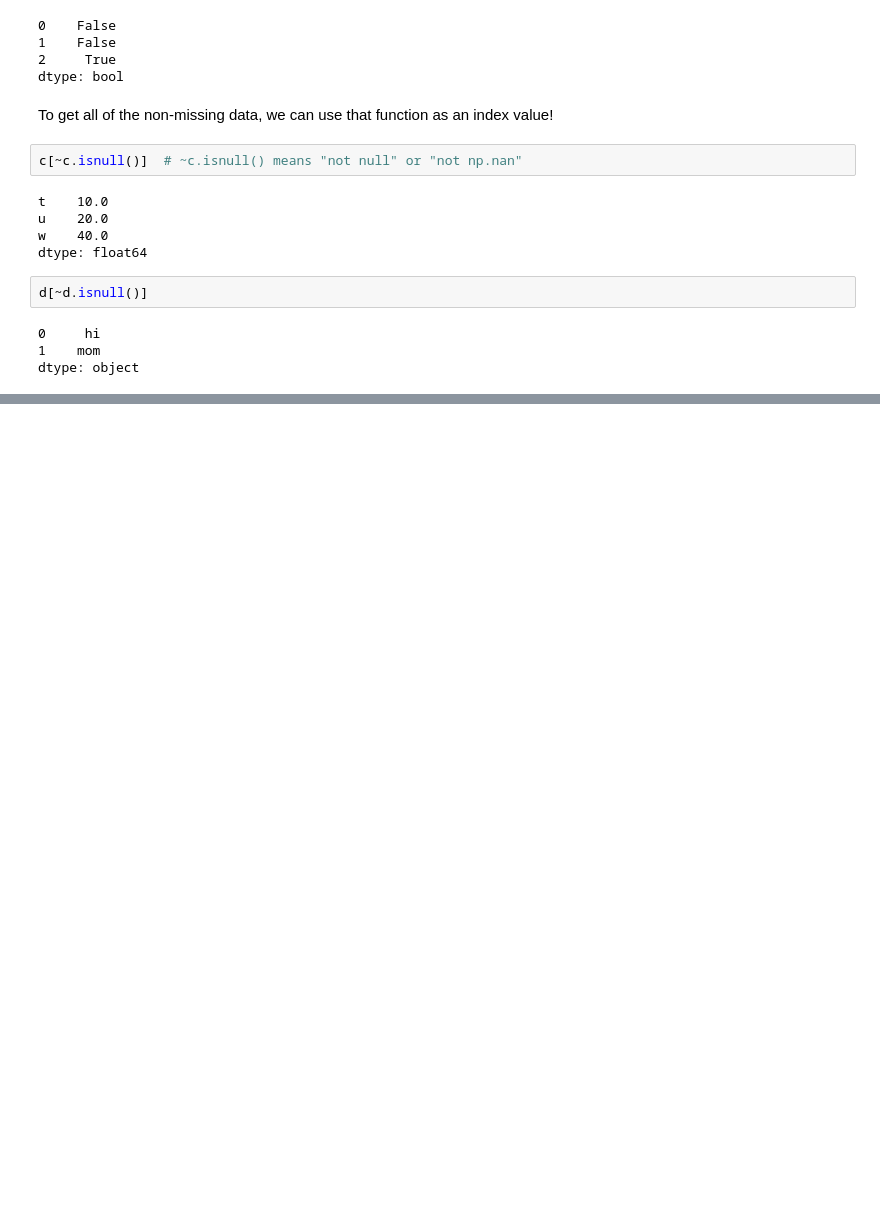
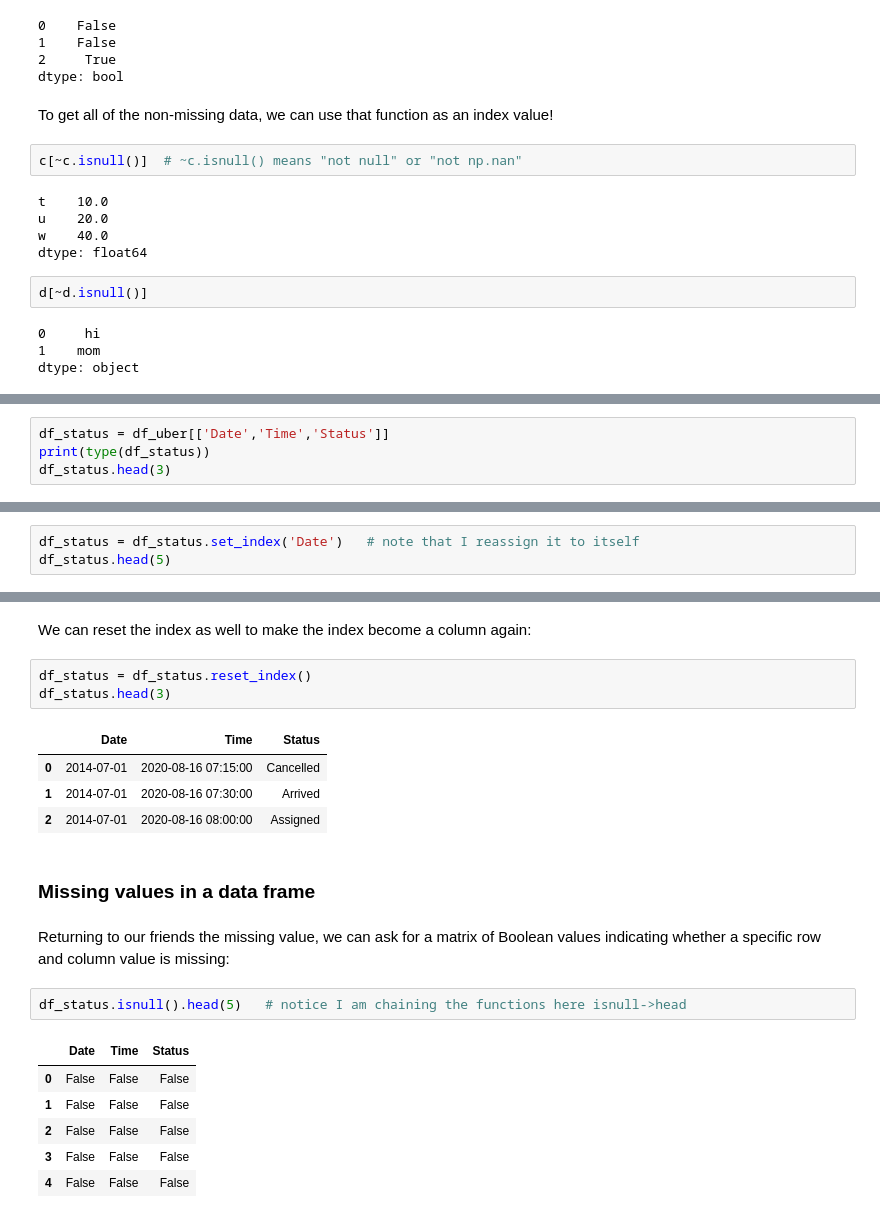
Before and after one commit to parrt/msds593, a Jupyter notebook: notebooks/pandas-intro.ipynb, the cells around one changed output, grey strips where cells are left out. Cells and saved outputs as stored; diff of their text form; blank space fills up the shorter version.

Commit message:
more notes

```diff
--- a/notebooks/pandas-intro.ipynb
+++ b/notebooks/pandas-intro.ipynb
@@ -495,0 +566,4 @@ Data frames columns are ordered and the name-to-column mapping is stored in an i
+# %%
+df_status = df_uber[['Date','Time','Status']]
+print(type(df_status))
+df_status.head(3)
@@ -495,0 +614,3 @@ Data frames columns are ordered and the name-to-column mapping is stored in an i
+# %%
+df_status = df_status.set_index('Date')   # note that I reassign it to itself
+df_status.head(5)
@@ -495,0 +635,23 @@ Data frames columns are ordered and the name-to-column mapping is stored in an i
+# %% [markdown]
+We can reset the index as well to make the index become a column again:
+# %%
+df_status = df_status.reset_index()
+df_status.head(3)
+# %% [output]
+|  | Date | Time | Status |
+| 0 | 2014-07-01 | 2020-08-16 07:15:00 | Cancelled |
+| 1 | 2014-07-01 | 2020-08-16 07:30:00 | Arrived |
+| 2 | 2014-07-01 | 2020-08-16 08:00:00 | Assigned |
+# %% [markdown]
+### Missing values in a data frame
+# %% [markdown]
+Returning to our friends the missing value, we can ask for a matrix of Boolean values indicating whether a specific row and column value is missing:
+# %%
+df_status.isnull().head(5)   # notice I am chaining the functions here isnull->head
+# %% [output]
+|  | Date | Time | Status |
+| 0 | False | False | False |
+| 1 | False | False | False |
+| 2 | False | False | False |
+| 3 | False | False | False |
+| 4 | False | False | False |
```
Also changed, not shown: parts of 51 cells of this notebook.
